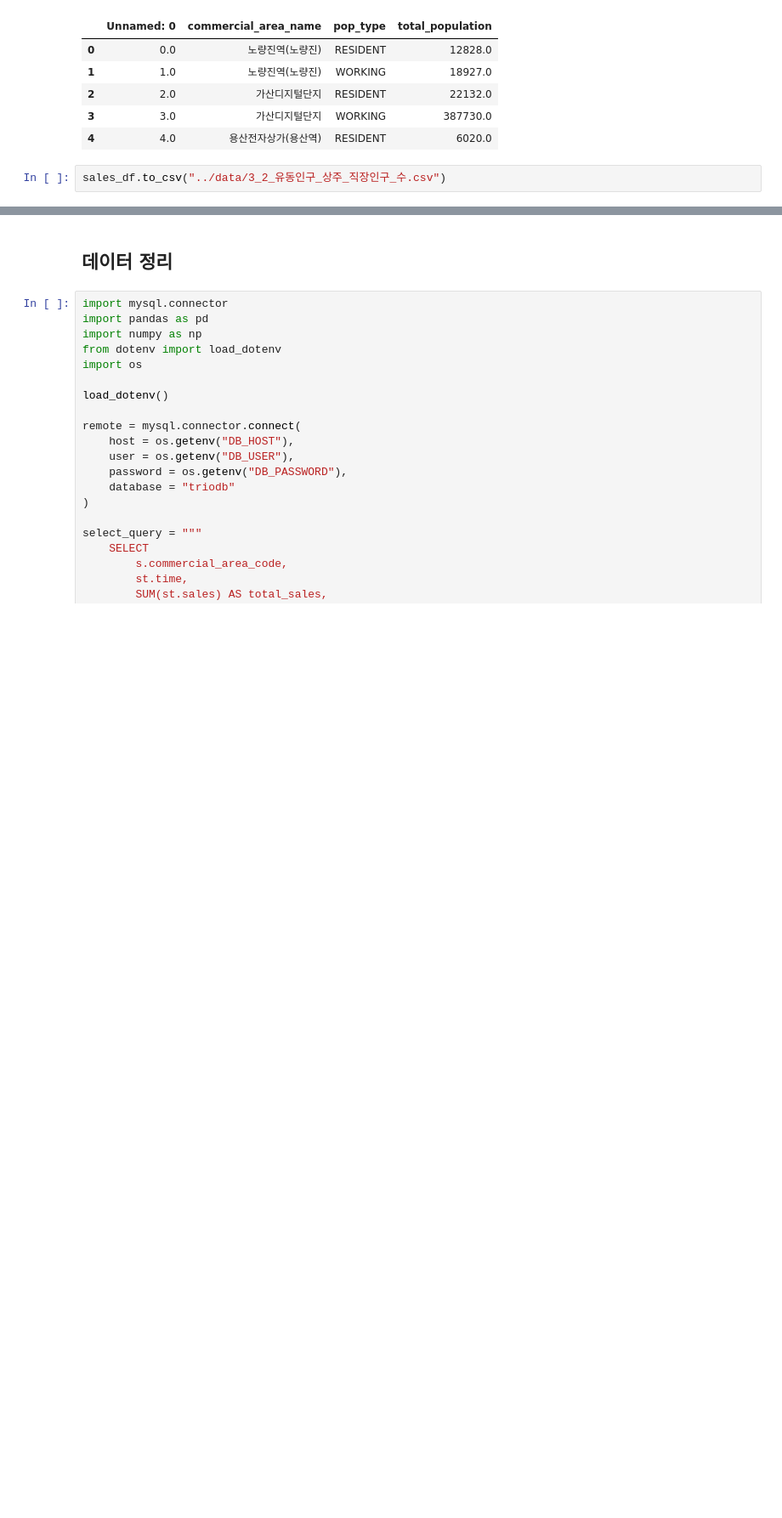
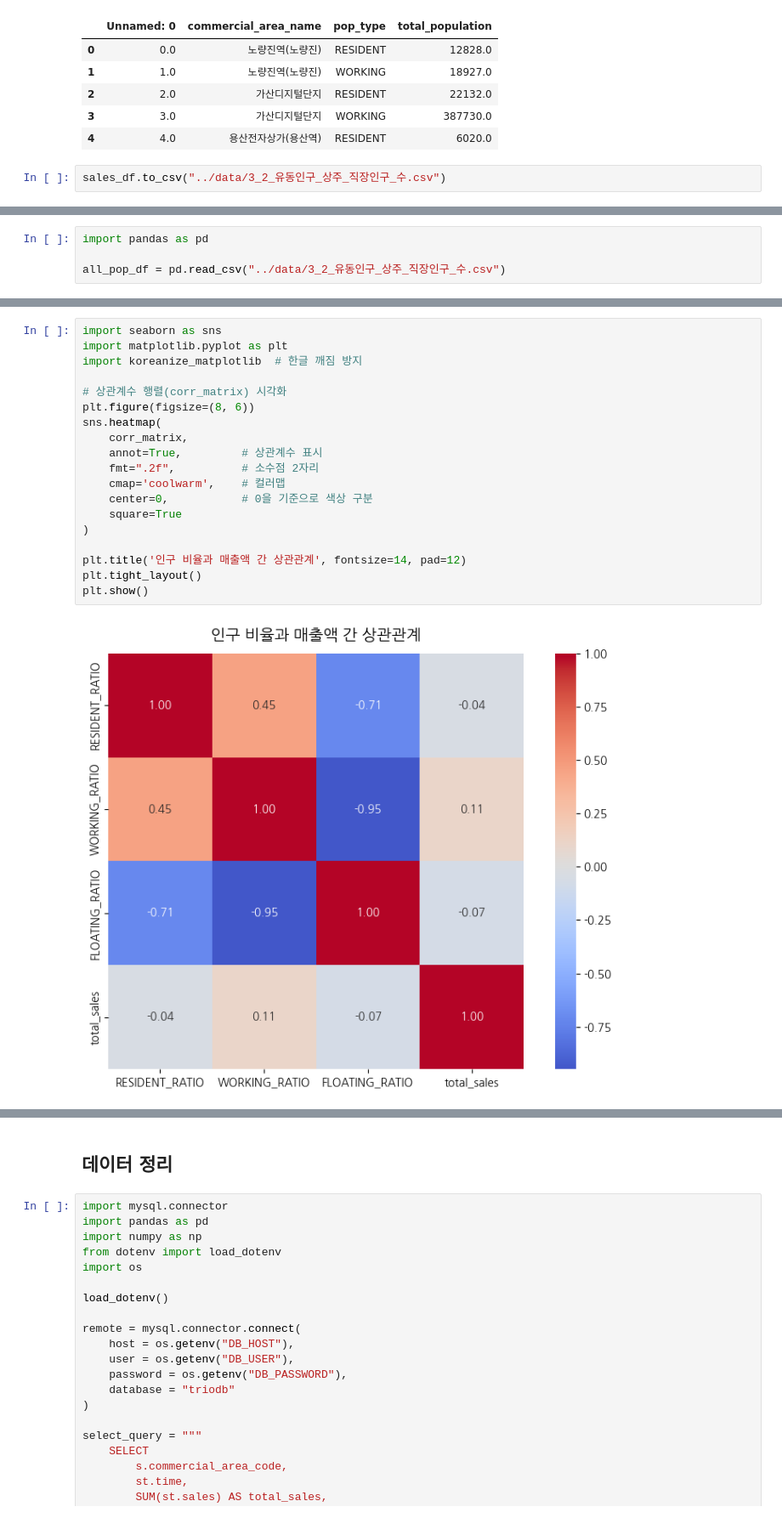
Before and after one commit to hyoinYang/eda-repo-4, a Jupyter notebook: src/eda/local_population_and_commercial_area_.ipynb, the cells around one changed output, grey strips where cells are left out. Shown at 85% size. Drawn from its saved outputs; the diff is of its cells as text; blank space fills up the shorter version.

Commit message:
refactor: update graph

```diff
--- a/src/eda/local_population_and_commercial_area_.ipynb
+++ b/src/eda/local_population_and_commercial_area_.ipynb
@@ -476,0 +401,4 @@ plt.show()
+# %%
+import pandas as pd
+
+all_pop_df = pd.read_csv("../data/3_2_유동인구_상주_직장인구_수.csv")
@@ -476,0 +462,21 @@ plt.show()
+# %%
+import seaborn as sns
+import matplotlib.pyplot as plt
+import koreanize_matplotlib  # 한글 깨짐 방지
+
+# 상관계수 행렬(corr_matrix) 시각화
+plt.figure(figsize=(8, 6))
+sns.heatmap(
+    corr_matrix,
+    annot=True,         # 상관계수 표시
+    fmt=".2f",          # 소수점 2자리
+    cmap='coolwarm',    # 컬러맵
+    center=0,           # 0을 기준으로 색상 구분
+    square=True
+)
+
+plt.title('인구 비율과 매출액 간 상관관계', fontsize=14, pad=12)
+plt.tight_layout()
+plt.show()
+# %% [output]
+[figure, added]
```
Also changed, not shown: parts of 12 cells of this notebook.
